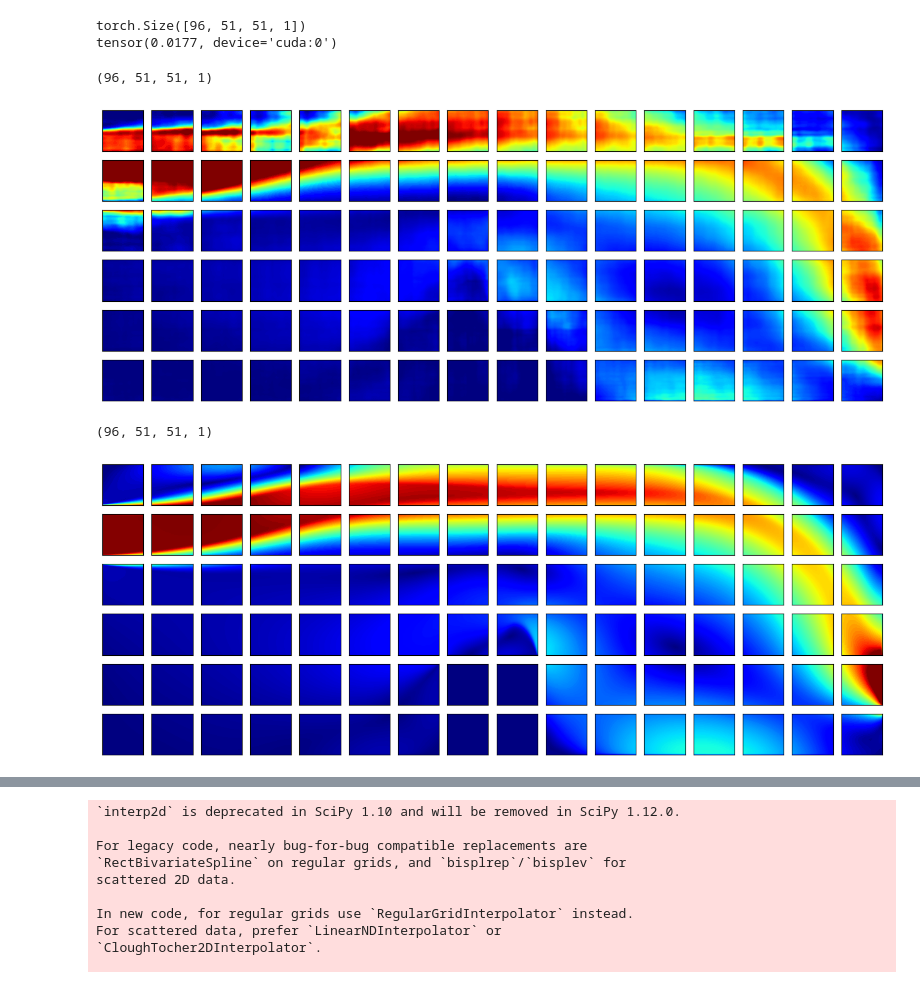
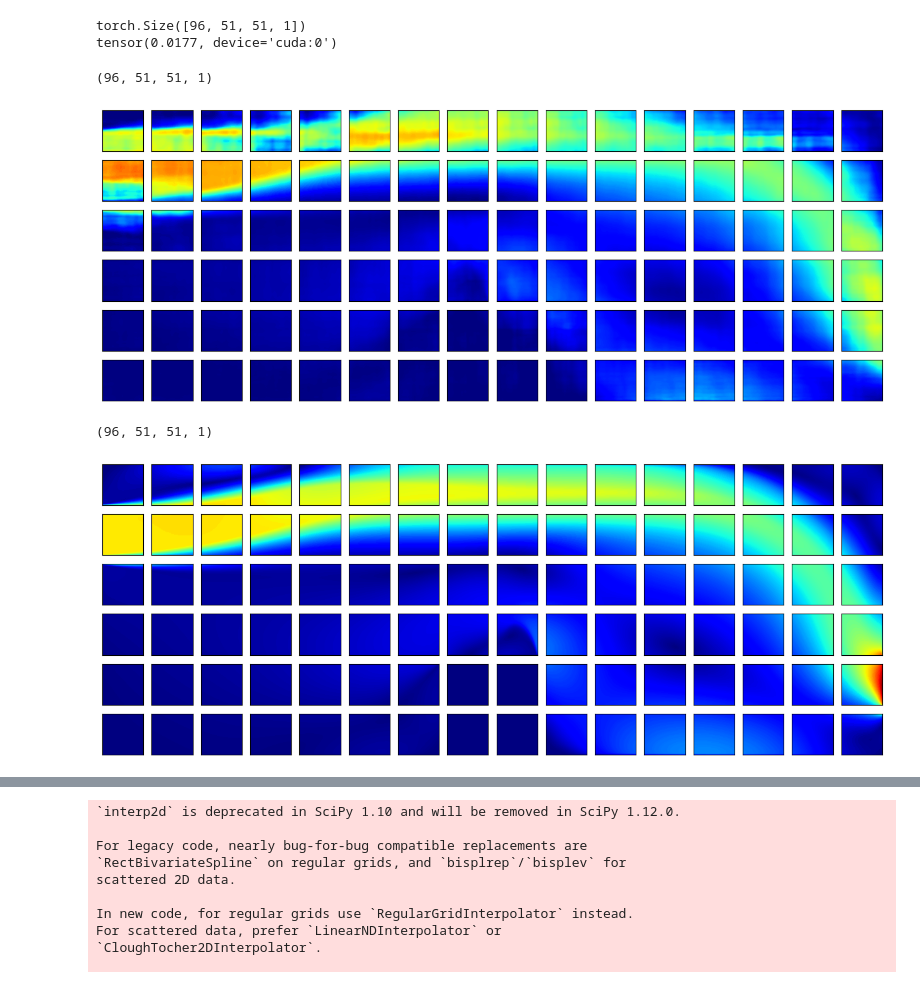
Before and after one commit to T1318/Fast-predication, a Jupyter notebook: utils/Pred.ipynb, the cells around one changed output, grey strips where cells are left out. Drawn from its saved outputs; the diff is of its cells as text; code cells hidden in the pictures.

```diff
--- a/utils/Pred.ipynb
+++ b/utils/Pred.ipynb
@@ -125,7 +125,7 @@ with torch.no_grad():
 		test_x = test_x.float().to(device)			# [length,time_step,51,51,3]
 		test_y = test_y.float().to(device)			# [length,time_step,51,51,3]
 
-		pred_test = model(x)												# x:[length,51,51,3], pred:[length,51,51,3]
+		pred_test = model(test_x)												# x:[length,51,51,3], pred:[length,51,51,3]
 
 		pred_test = y_normalizer_test.decode(pred_test)
 		test_y = y_normalizer_test.decode(test_y)
@@ -139,28 +139,28 @@ tensor(0.0177, device='cuda:0')
 # %%
 # pred = train_normalizer.decode(pred)
 test_x = pred_test.cpu().detach().numpy()
 coordinate = np.meshgrid(np.linspace(0,dx,p_x),np.linspace(0,dx,p_y))
 fig,axs = plt.subplots(n_y,n_x,figsize=(n_x,n_y))
 print(test_x.shape)
 for i in range(n_y):
 	for j in range(n_x):
-		axs[n_y-1-i,j].contourf(coordinate[0], coordinate[1], test_x[i+j*n_y,:,:,0], 100, cmap='jet', vmin=0, vmax=1)
+		axs[n_y-1-i,j].contourf(coordinate[0], coordinate[1], test_x[i+j*n_y,:,:,0], 100, cmap='jet', vmin=0, vmax=1.5)
 		axs[n_y-1-i,j].set_aspect('equal')
 		axs[n_y-1-i,j].set_xticks([])
 		axs[n_y-1-i,j].set_yticks([])
 
 
 plt.show()
 # %% [output]
 (96, 51, 51, 1)
-[figure, old version]
+[figure, new version]
 # %%
 # 真实结果
 fig,axs = plt.subplots(n_y,n_x,figsize=(n_x,n_y))
 print(test_x.shape)
 for i in range(n_y):
 	for j in range(n_x):
-		axs[n_y-1-i,j].contourf(coordinate[0], coordinate[1], test_label[i+j*n_y,:,:,0], 100, cmap='jet', vmin=0, vmax=1)
+		axs[n_y-1-i,j].contourf(coordinate[0], coordinate[1], test_label[i+j*n_y,:,:,0], 100, cmap='jet', vmin=0, vmax=1.5)
 		axs[n_y-1-i,j].set_aspect('equal')
 		axs[n_y-1-i,j].set_xticks([])
 		axs[n_y-1-i,j].set_yticks([])
@@ -169,4 +169,4 @@ for i in range(n_y):
 plt.show()
 # %% [output]
 (96, 51, 51, 1)
-[figure, old version]
+[figure, new version]
```
Also changed, not shown: parts of 7 cells of this notebook, 6 other files.
